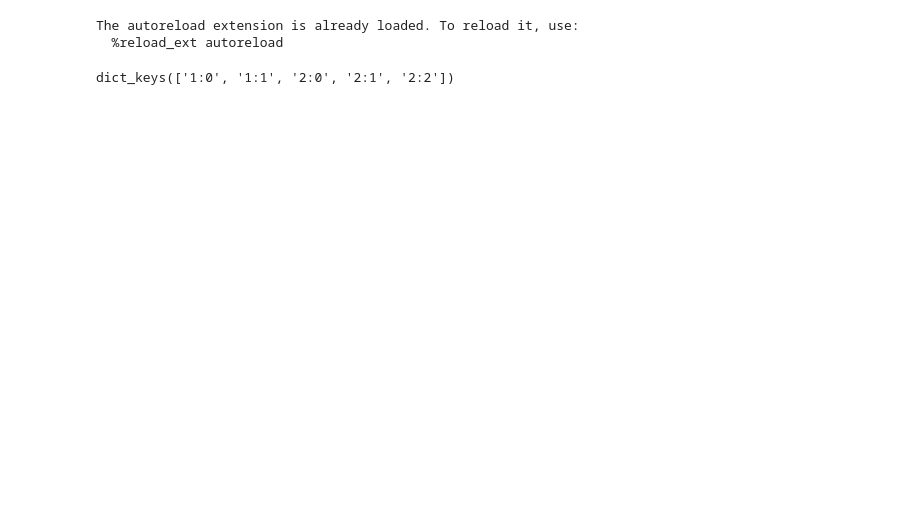
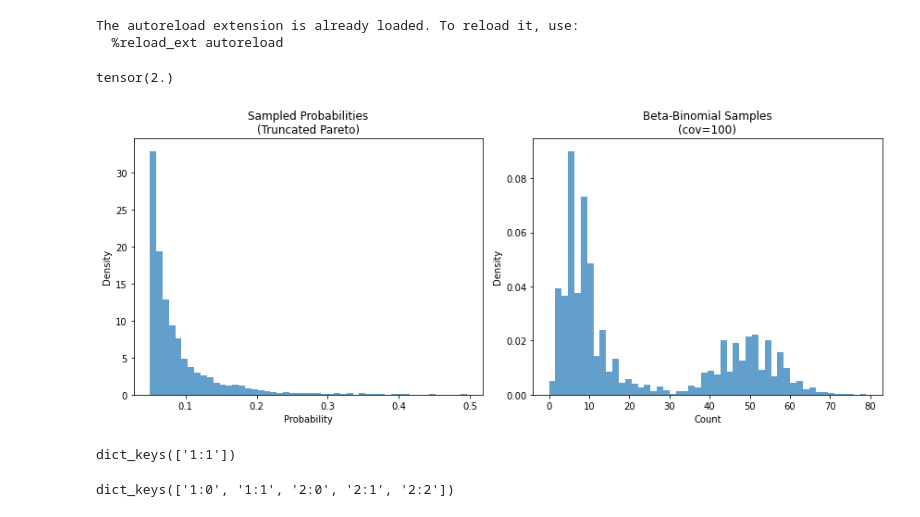
Before and after one commit to Militeee/HMOBSTER, a Jupyter notebook: esempio.ipynb, the cells around one changed output. Cells and saved outputs as stored; diff of their text form; code cells hidden in the pictures; blank space fills up the shorter version.

```diff
--- a/esempio.ipynb
+++ b/esempio.ipynb
@@ -11,3 +11,10 @@ import numpy as np
 # %% [output]
 The autoreload extension is already loaded. To reload it, use:
   %reload_ext autoreload
+# %%
+import pyro.distributions as dist
+
+1/dist.Gamma(concentration=.5,
+                                                rate=1.).mean
+# %% [output]
+tensor(2.)
@@ -14,3 +143,61 @@ The autoreload extension is already loaded. To reload it, use:
+# %%
+import matplotlib.pyplot as plt
+%matplotlib inline
+
+alpha = 1000
+beta = 1000
+
+# Create compound distribution
+compound_dist = TruncatedParetoToBetaBinomial(
+    alpha_pareto=2.0,
+    x_min=0.05,
+    x_max=0.5,
+    alpha_beta=alpha,
+    beta_beta=beta
+)
+
+# Generate samples
+n_samples = 3000
+cov = 100
+n_trials = stats.poisson(cov).rvs(n_samples)
+samples, probs = compound_dist.sample(n=n_trials, size=n_samples)
+
+
+n_trials2 = stats.poisson(cov).rvs(n_samples//2)
+samples2 = stats.betabinom.rvs(
+                n=n_trials2,
+                a=alpha,
+                b=beta
+            )
+
+
+# Plot results
+fig, (ax1, ax2) = plt.subplots(1, 2, figsize=(12, 5))
+
+# Plot Pareto-sampled probabilities
+ax1.hist(probs, bins=50, density=True, alpha=0.7)
+ax1.set_title("Sampled Probabilities\n(Truncated Pareto)")
+ax1.set_xlabel("Probability")
+ax1.set_ylabel("Density")
+
+# Plot Beta-Binomial samples
+ax2.hist(np.hstack([samples, samples2]), bins=50, density=True, alpha=0.7)
+ax2.set_title(f"Beta-Binomial Samples\n(cov={cov})")
+ax2.set_xlabel("Count")
+ax2.set_ylabel("Density")
+
+plt.tight_layout()
+plt.show()
+# %% [output]
+[figure, added]
+# %%
+data_fake = {"1:1" : np.vstack([np.hstack([samples, samples2]), np.hstack([n_trials, n_trials2])]).T}
+data_fake = {"1:1" : torch.tensor(data_fake["1:1"])}
+# remove mutatoins with VAF > 0.05
+data_fake["1:1"] = data_fake["1:1"][(data_fake["1:1"][:,0]/data_fake["1:1"][:,1]) > 0.05]
+data_fake.keys()
+# %% [output]
+dict_keys(['1:1'])
 # %%
 data = mb.load_example_data("./")
 data.keys()
```
Also changed, not shown: parts of 12 cells of this notebook, 8 other files.
